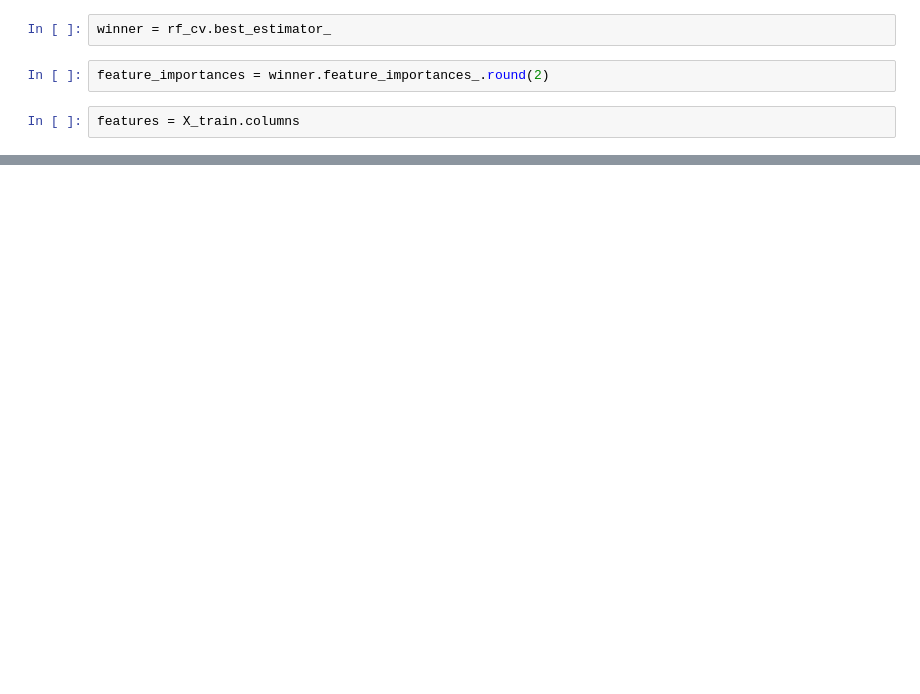
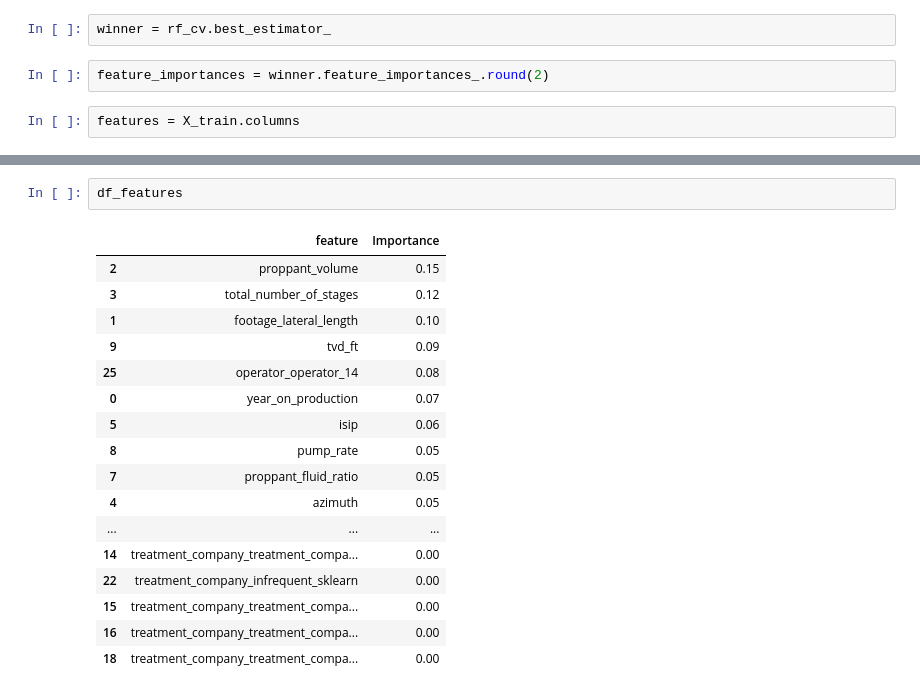
Before and after one commit to samuelcastan/predicting-gas-production, a Jupyter notebook: notebooks/benchmark_modeling.ipynb, the cells around one changed output, grey strips where cells are left out. Drawn from its saved outputs; the diff is of its cells as text; blank space fills up the shorter version.

```diff
--- a/notebooks/benchmark_modeling.ipynb
+++ b/notebooks/benchmark_modeling.ipynb
@@ -202,0 +137,20 @@ df_features[df_features["Importance"]>0]
+# %%
+df_features
+# %% [output]
+|  | feature | Importance |
+| 2 | proppant_volume | 0.15 |
+| 3 | total_number_of_stages | 0.12 |
+| 1 | footage_lateral_length | 0.10 |
+| 9 | tvd_ft | 0.09 |
+| 25 | operator_operator_14 | 0.08 |
+| 0 | year_on_production | 0.07 |
+| 5 | isip | 0.06 |
+| 8 | pump_rate | 0.05 |
+| 7 | proppant_fluid_ratio | 0.05 |
+| 4 | azimuth | 0.05 |
+| ... | ... | ... |
+| 14 | treatment_company_treatment_compa... | 0.00 |
+| 22 | treatment_company_infrequent_sklearn | 0.00 |
+| 15 | treatment_company_treatment_compa... | 0.00 |
+| 16 | treatment_company_treatment_compa... | 0.00 |
+| 18 | treatment_company_treatment_compa... | 0.00 |
```
Also changed, not shown: parts of 21 cells of this notebook, 9 other files.
